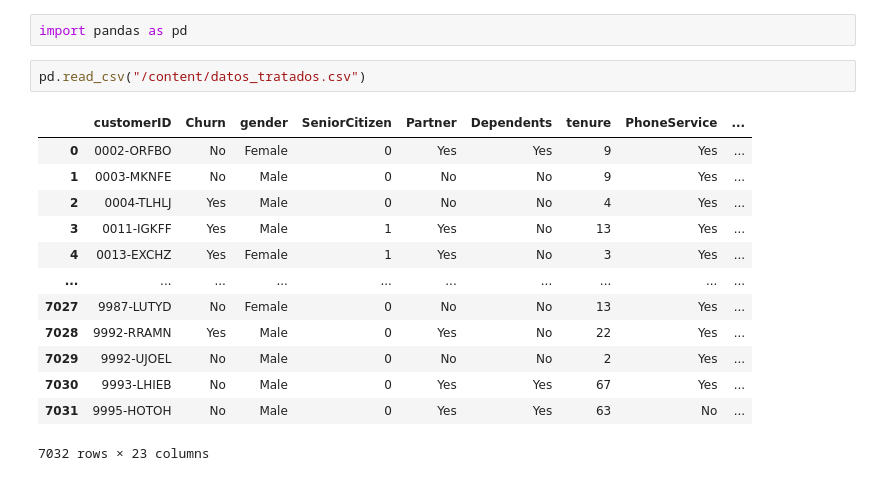
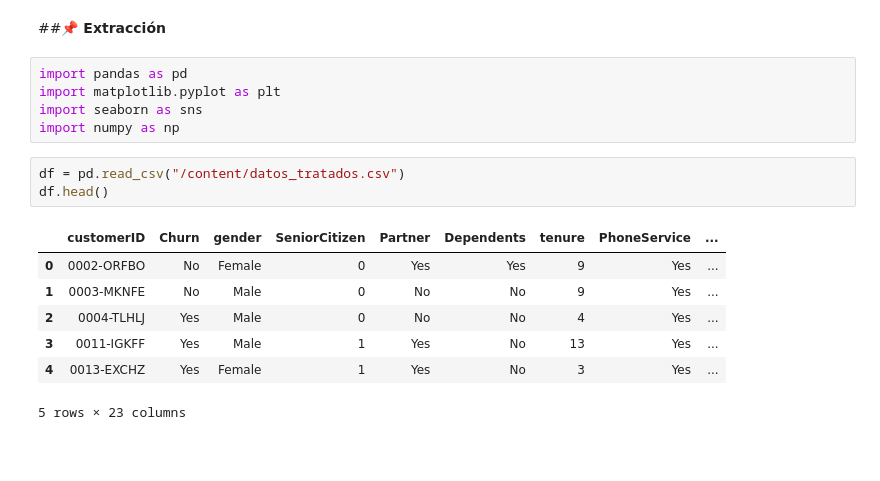
Before and after one commit to JonathanPuertaG/challenge-telecom-x-parte-2, a Jupyter notebook: Telecom_X2.ipynb, the cells around one changed output. Saved outputs shown, nothing was run; the diff lists cells and outputs as text; blank space fills up the shorter version.

```diff
--- a/Telecom_X2.ipynb
+++ b/Telecom_X2.ipynb
@@ -1,20 +1,20 @@
 # %% [markdown]
 <a href="https://colab.research.google.com/github/JonathanPuertaG/challenge-telecom-x-parte-2/blob/main/Telecom_X2.ipynb" target="_parent"><img src="https://colab.research.google.com/assets/colab-badge.svg" alt="Open In Colab"/></a>
-# %%
-import pandas as pd
+# %% [markdown]
+##**📌 Extracción**
+# %%
+import pandas as pd
+import matplotlib.pyplot as plt
+import seaborn as sns
+import numpy as np
 # %%
-pd.read_csv("/content/datos_tratados.csv")
+df = pd.read_csv("/content/datos_tratados.csv")
+df.head()
 # %% [output]
 |  | customerID | Churn | gender | SeniorCitizen | Partner | Dependents | tenure | PhoneService | ... |
 | 0 | 0002-ORFBO | No | Female | 0 | Yes | Yes | 9 | Yes | ... |
 | 1 | 0003-MKNFE | No | Male | 0 | No | No | 9 | Yes | ... |
 | 2 | 0004-TLHLJ | Yes | Male | 0 | No | No | 4 | Yes | ... |
 | 3 | 0011-IGKFF | Yes | Male | 1 | Yes | No | 13 | Yes | ... |
 | 4 | 0013-EXCHZ | Yes | Female | 1 | Yes | No | 3 | Yes | ... |
-| ... | ... | ... | ... | ... | ... | ... | ... | ... | ... |
-| 7027 | 9987-LUTYD | No | Female | 0 | No | No | 13 | Yes | ... |
-| 7028 | 9992-RRAMN | Yes | Male | 0 | Yes | No | 22 | Yes | ... |
-| 7029 | 9992-UJOEL | No | Male | 0 | No | No | 2 | Yes | ... |
-| 7030 | 9993-LHIEB | No | Male | 0 | Yes | Yes | 67 | Yes | ... |
-| 7031 | 9995-HOTOH | No | Male | 0 | Yes | Yes | 63 | No | ... |
-7032 rows × 23 columns
+5 rows × 23 columns
```
Also changed, not shown: parts of 55 cells of this notebook.
